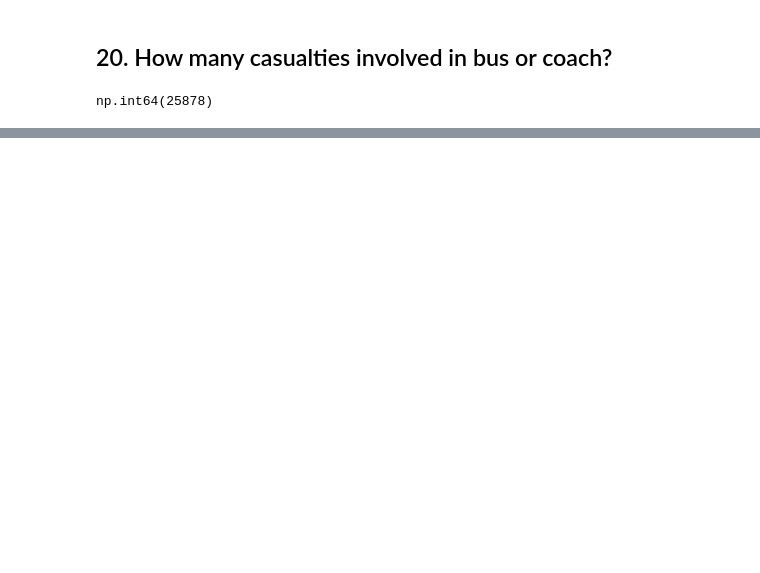
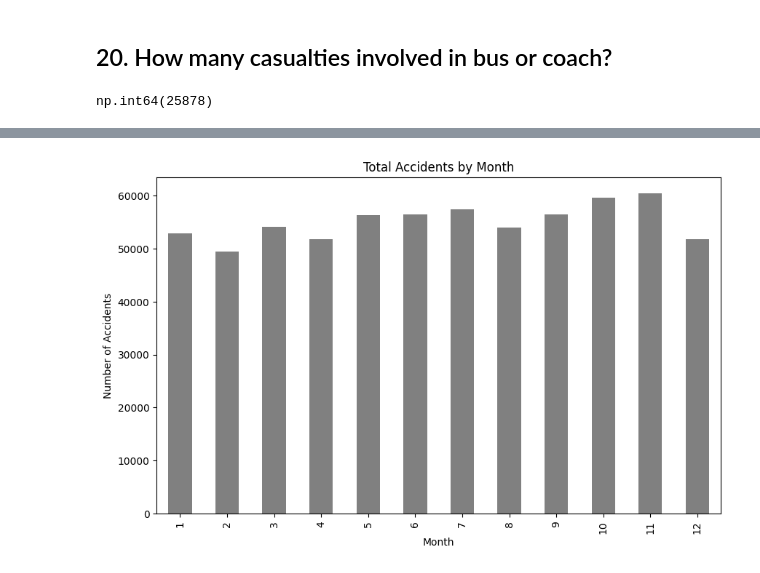
Before and after one commit to woweewoww/ELEC303_DataAnalytics, a Jupyter notebook: Activity2.ipynb, the cells around one changed output, grey strips where cells are left out. Drawn from its saved outputs; the diff is of its cells as text; code cells hidden in the pictures; blank space fills up the shorter version.

```diff
--- a/Activity2.ipynb
+++ b/Activity2.ipynb
@@ -782,0 +798,10 @@ np.int64(25878)
+# %%
+monthly_accidents = road_accident['Month'].value_counts().sort_index()
+plt.figure(figsize=(10, 6))
+monthly_accidents.plot(kind='bar', color='gray')
+plt.title('Total Accidents by Month')
+plt.xlabel('Month')
+plt.ylabel('Number of Accidents')
+plt.show()
+# %% [output]
+[figure, added]
```
Also changed, not shown: parts of 39 cells of this notebook.
